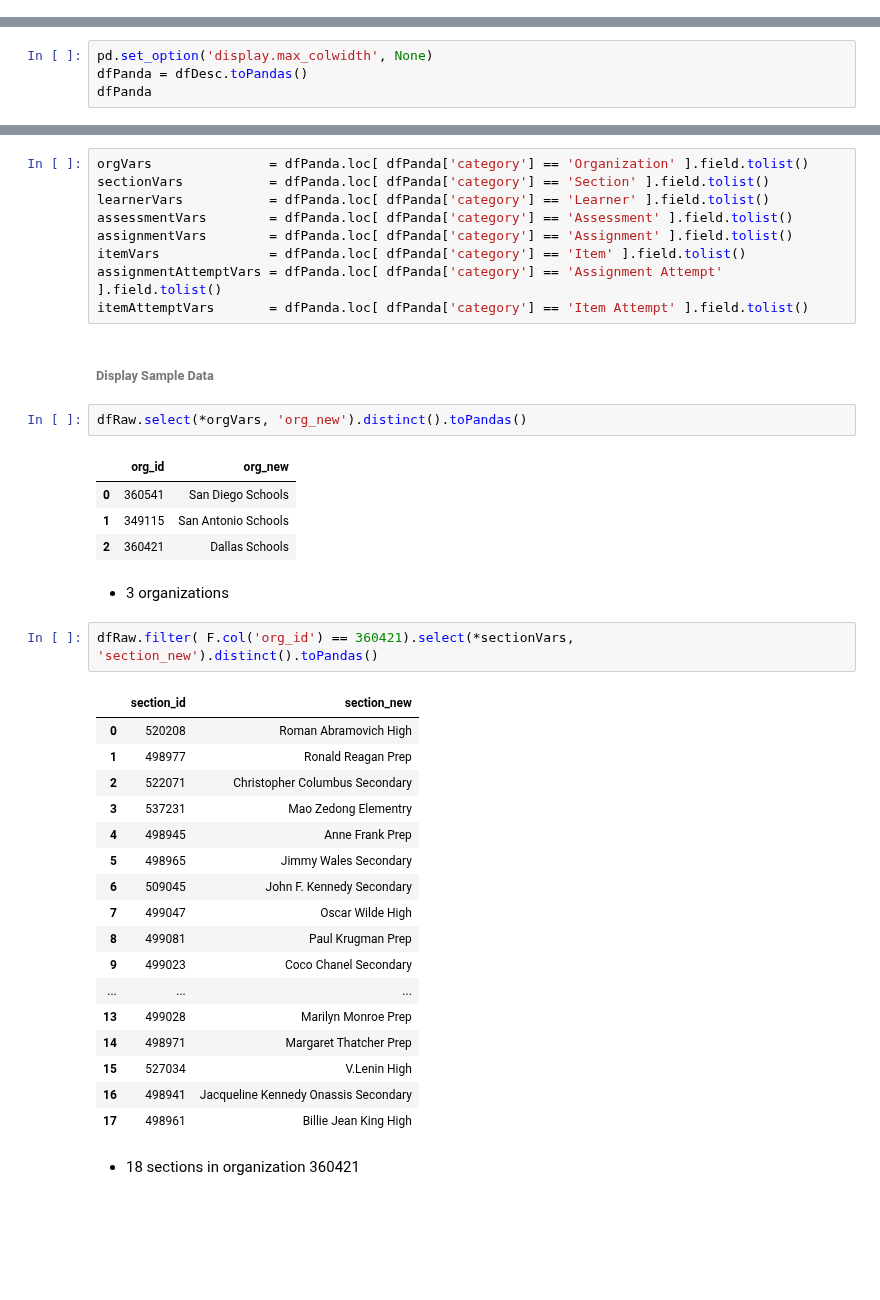
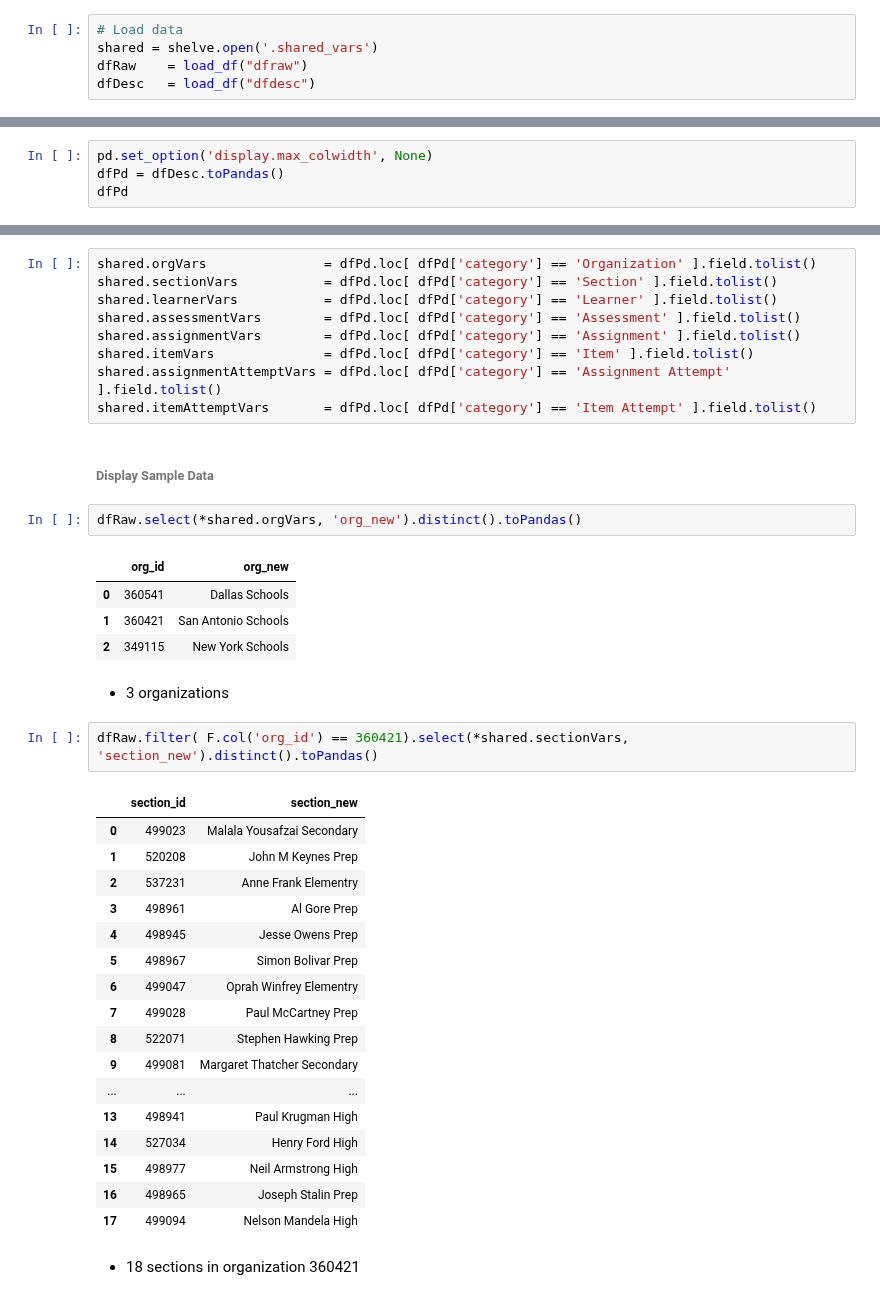
Before and after one commit to dlhinkley/c772-capstone-project, a Jupyter notebook: juniper/summarization.ipynb, the cells around one changed output, grey strips where cells are left out. Cells and saved outputs as stored; diff of their text form; blank space fills up the shorter version.

```diff
--- a/juniper/summarization.ipynb
+++ b/juniper/summarization.ipynb
@@ -5,3 +9,8 @@
+# %%
+# Load data
+shared = shelve.open('.shared_vars')
+dfRaw    = load_df("dfraw")
+dfDesc   = load_df("dfdesc")
 # %%
 def remap_org(df):
   # Given a dataframe, add a learner field with randome names
@@ -80,7 +93,7 @@ dfRaw.select().count()
 # %%
 pd.set_option('display.max_colwidth', None)
-dfPanda = dfDesc.toPandas()
-dfPanda
+dfPd = dfDesc.toPandas()
+dfPd
 # %% [output]
 |  | field | category | type | description |
 | 0 | assessment_id | Assessment | Categorical Identifier | ID of an Assessment. |
@@ -115,45 +130,45 @@ dfDesc.select('category').distinct().show(20,False)
 |Assignment        |
 +------------------+
 # %%
-orgVars               = dfPanda.loc[ dfPanda['category'] == 'Organization' ].field.tolist()
-sectionVars           = dfPanda.loc[ dfPanda['category'] == 'Section' ].field.tolist()
-learnerVars           = dfPanda.loc[ dfPanda['category'] == 'Learner' ].field.tolist()
-assessmentVars        = dfPanda.loc[ dfPanda['category'] == 'Assessment' ].field.tolist()
-assignmentVars        = dfPanda.loc[ dfPanda['category'] == 'Assignment' ].field.tolist()
-itemVars              = dfPanda.loc[ dfPanda['category'] == 'Item' ].field.tolist()
-assignmentAttemptVars = dfPanda.loc[ dfPanda['category'] == 'Assignment Attempt' ].field.tolist()
-itemAttemptVars       = dfPanda.loc[ dfPanda['category'] == 'Item Attempt' ].field.tolist()
+shared.orgVars               = dfPd.loc[ dfPd['category'] == 'Organization' ].field.tolist()
+shared.sectionVars           = dfPd.loc[ dfPd['category'] == 'Section' ].field.tolist()
+shared.learnerVars           = dfPd.loc[ dfPd['category'] == 'Learner' ].field.tolist()
+shared.assessmentVars        = dfPd.loc[ dfPd['category'] == 'Assessment' ].field.tolist()
+shared.assignmentVars        = dfPd.loc[ dfPd['category'] == 'Assignment' ].field.tolist()
+shared.itemVars              = dfPd.loc[ dfPd['category'] == 'Item' ].field.tolist()
+shared.assignmentAttemptVars = dfPd.loc[ dfPd['category'] == 'Assignment Attempt' ].field.tolist()
+shared.itemAttemptVars       = dfPd.loc[ dfPd['category'] == 'Item Attempt' ].field.tolist()
 # %% [markdown]
 ###### Display Sample Data
 # %%
-dfRaw.select(*orgVars, 'org_new').distinct().toPandas()
+dfRaw.select(*shared.orgVars, 'org_new').distinct().toPandas()
 # %% [output]
 |  | org_id | org_new |
-| 0 | 360541 | San Diego Schools |
-| 1 | 349115 | San Antonio Schools |
-| 2 | 360421 | Dallas Schools |
+| 0 | 360541 | Dallas Schools |
+| 1 | 360421 | San Antonio Schools |
+| 2 | 349115 | New York Schools |
 # %% [markdown]
 - 3 organizations
 # %%
-dfRaw.filter( F.col('org_id') == 360421).select(*sectionVars, 'section_new').distinct().toPandas()
+dfRaw.filter( F.col('org_id') == 360421).select(*shared.sectionVars, 'section_new').distinct().toPandas()
 # %% [output]
 |  | section_id | section_new |
-| 0 | 520208 | Roman Abramovich High |
-| 1 | 498977 | Ronald Reagan Prep |
-| 2 | 522071 | Christopher Columbus Secondary |
-| 3 | 537231 | Mao Zedong Elementry |
-| 4 | 498945 | Anne Frank Prep |
-| 5 | 498965 | Jimmy Wales Secondary |
-| 6 | 509045 | John F. Kennedy Secondary |
-| 7 | 499047 | Oscar Wilde High |
-| 8 | 499081 | Paul Krugman Prep |
-| 9 | 499023 | Coco Chanel Secondary |
+| 0 | 499023 | Malala Yousafzai Secondary |
+| 1 | 520208 | John M Keynes Prep |
+| 2 | 537231 | Anne Frank Elementry |
+| 3 | 498961 | Al Gore Prep |
+| 4 | 498945 | Jesse Owens Prep |
+| 5 | 498967 | Simon Bolivar Prep |
+| 6 | 499047 | Oprah Winfrey Elementry |
+| 7 | 499028 | Paul McCartney Prep |
+| 8 | 522071 | Stephen Hawking Prep |
+| 9 | 499081 | Margaret Thatcher Secondary |
 | ... | ... | ... |
-| 13 | 499028 | Marilyn Monroe Prep |
-| 14 | 498971 | Margaret Thatcher Prep |
-| 15 | 527034 | V.Lenin High |
-| 16 | 498941 | Jacqueline Kennedy Onassis Secondary |
-| 17 | 498961 | Billie Jean King High |
+| 13 | 498941 | Paul Krugman High |
+| 14 | 527034 | Henry Ford High |
+| 15 | 498977 | Neil Armstrong High |
+| 16 | 498965 | Joseph Stalin Prep |
+| 17 | 499094 | Nelson Mandela High |
 # %% [markdown]
 - 18 sections in organization 360421
 # %%
```
Also changed, not shown: parts of 47 cells of this notebook, 4 other files.
